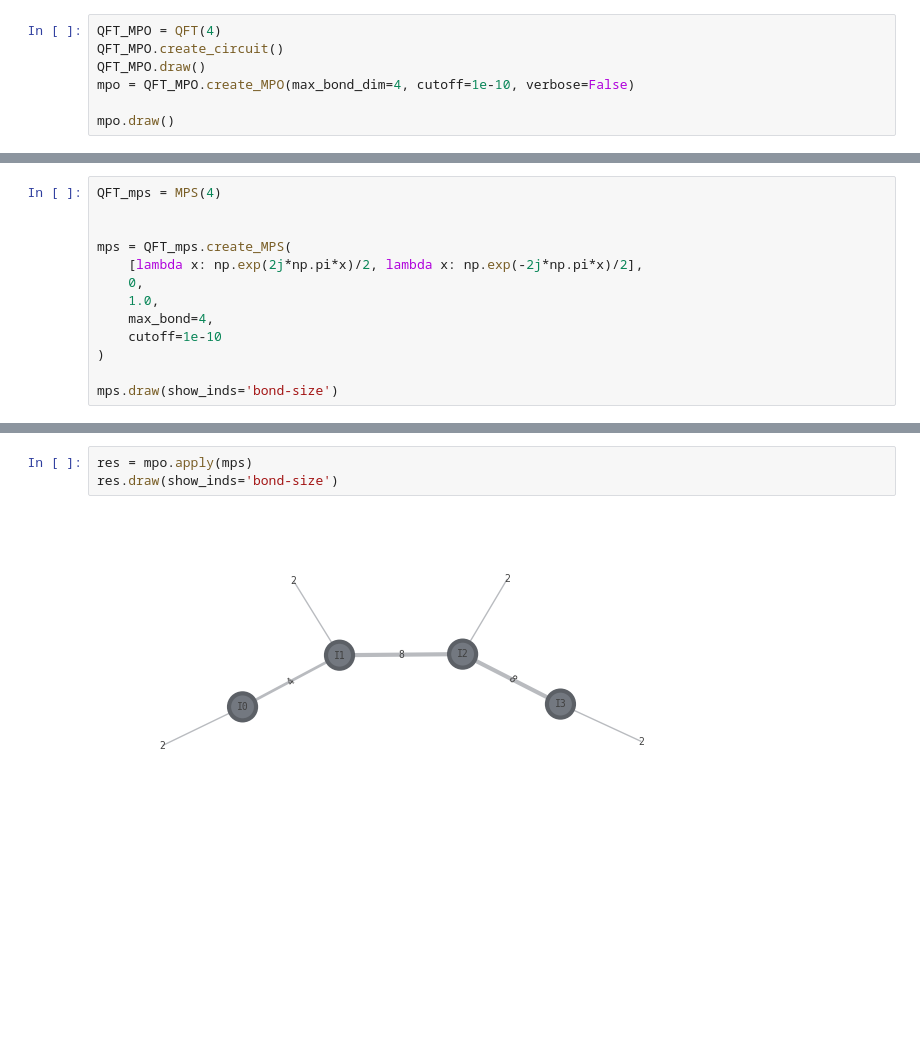
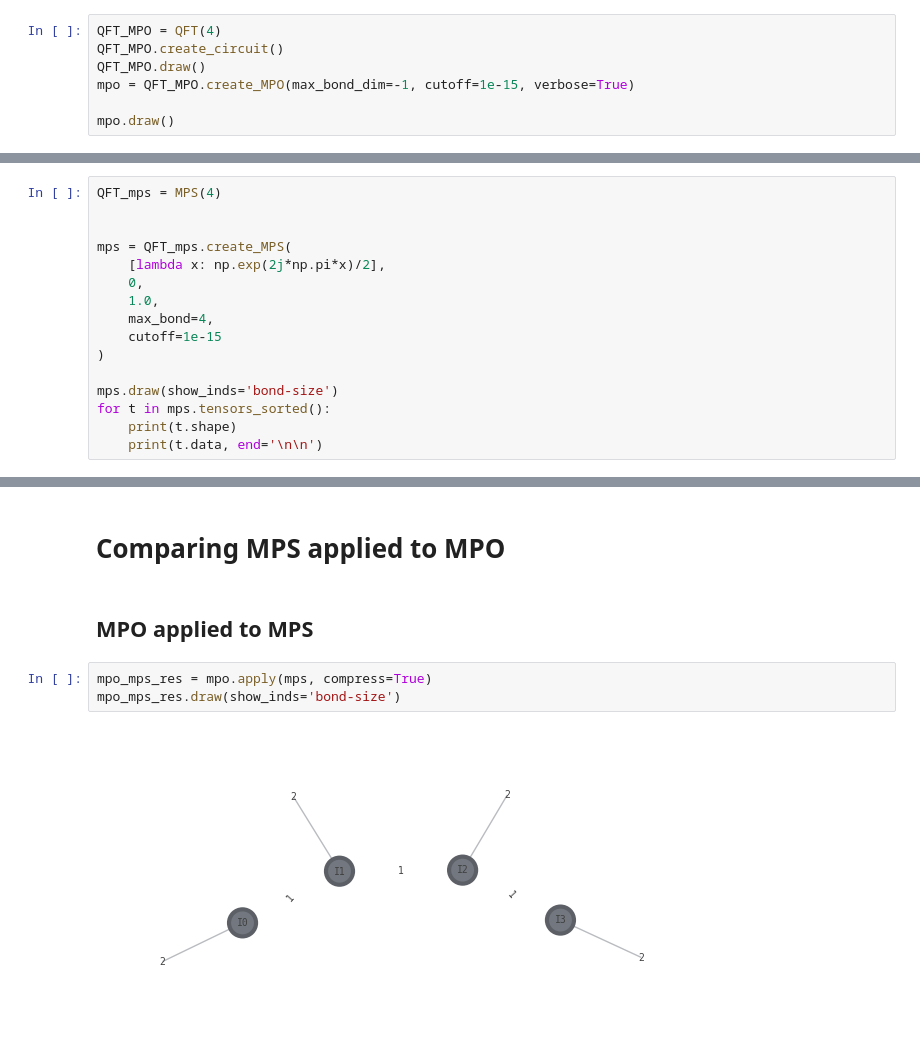
Before and after one commit to the-iron-ryan/MPO_QFT, a Jupyter notebook: QFT_MPO.ipynb, the cells around one changed output, grey strips where cells are left out. Drawn from its saved outputs; the diff is of its cells as text; blank space fills up the shorter version.

```diff
--- a/QFT_MPO.ipynb
+++ b/QFT_MPO.ipynb
@@ -6,7 +9,7 @@ from MPS import *
 QFT_MPO = QFT(4)
 QFT_MPO.create_circuit()
 QFT_MPO.draw()
-mpo = QFT_MPO.create_MPO(max_bond_dim=4, cutoff=1e-10, verbose=False)
+mpo = QFT_MPO.create_MPO(max_bond_dim=-1, cutoff=1e-15, verbose=True)
 
 mpo.draw()
 # %% [output]
@@ -34,12 +33,15 @@ QFT_mps = MPS(4)
 
 
 mps = QFT_mps.create_MPS(
-    [lambda x: np.exp(2j*np.pi*x)/2, lambda x: np.exp(-2j*np.pi*x)/2],
+    [lambda x: np.exp(2j*np.pi*x)/2],
     0,
     1.0,
     max_bond=4,
-    cutoff=1e-10
+    cutoff=1e-15
 )
 
 mps.draw(show_inds='bond-size')
+for t in mps.tensors_sorted():
+    print(t.shape)
+    print(t.data, end='\n\n')
 # %% [output]
@@ -47,5 +115,9 @@ mps.draw(show_inds='bond-size')
+# %% [markdown]
+# Comparing MPS applied to MPO
+# %% [markdown]
+## MPO applied to MPS
 # %%
-res = mpo.apply(mps)
-res.draw(show_inds='bond-size')
+mpo_mps_res = mpo.apply(mps, compress=True)
+mpo_mps_res.draw(show_inds='bond-size')
 # %% [output]
-[figure, old version]
+[figure, new version]
```
Also changed, not shown: parts of 15 cells of this notebook, 2 other files.
